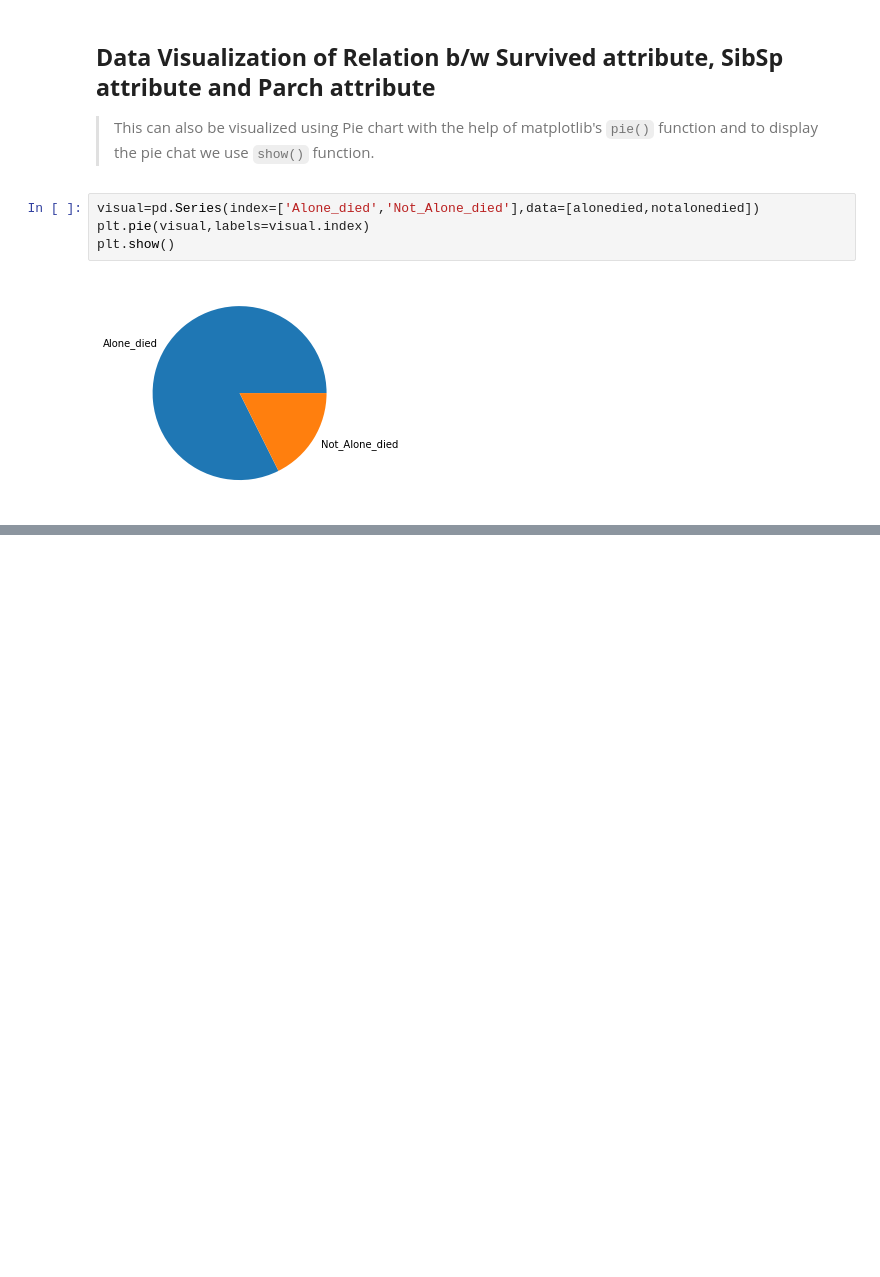
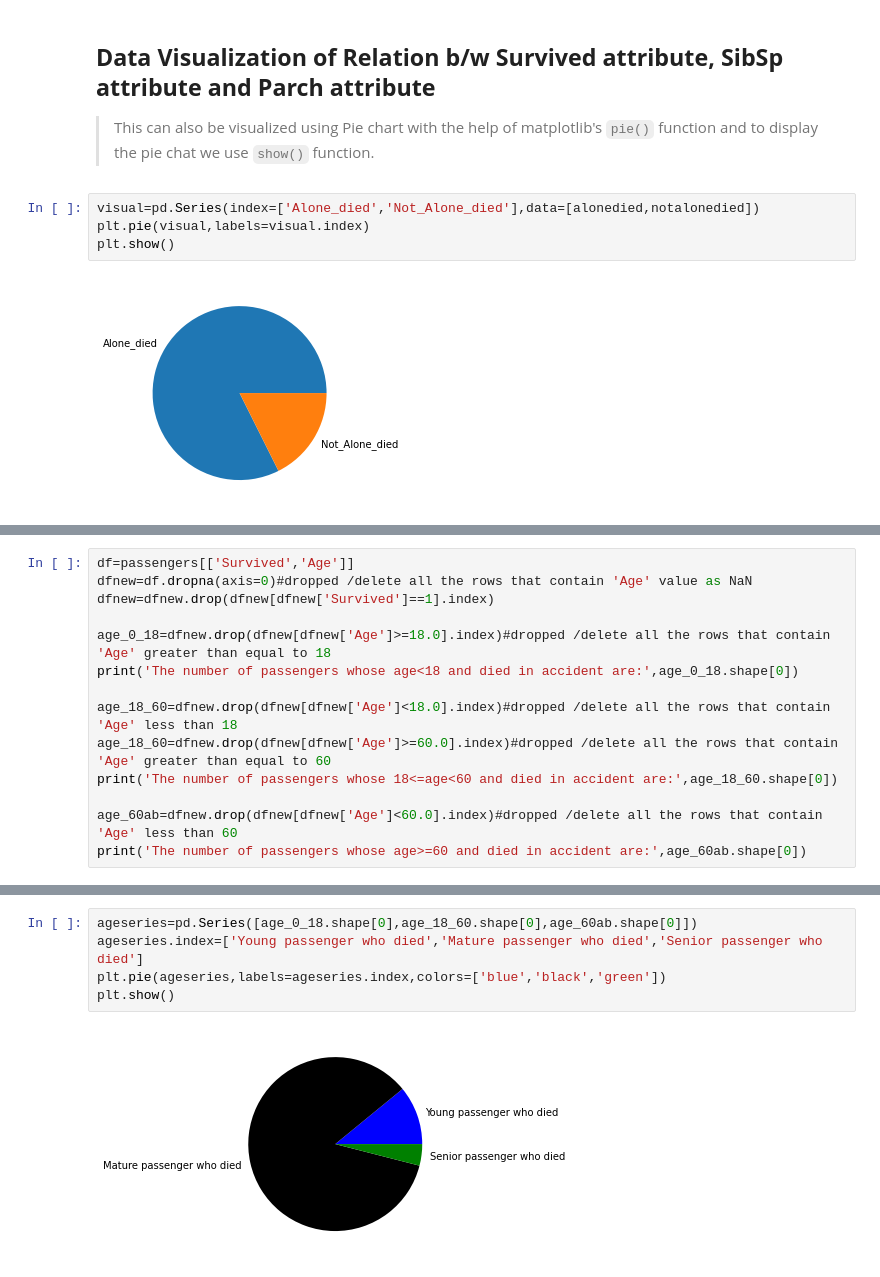
Before and after one commit to anmol1512/Py-Data_analytics_bootcamp_project, a Jupyter notebook: Titanic_project.ipynb, the cells around one changed output, grey strips where cells are left out. Drawn from its saved outputs; the diff is of its cells as text; blank space fills up the shorter version.

```diff
--- a/Titanic_project.ipynb
+++ b/Titanic_project.ipynb
@@ -181,0 +238,14 @@ plt.show()
+# %%
+df=passengers[['Survived','Age']]
+dfnew=df.dropna(axis=0)#dropped /delete all the rows that contain 'Age' value as NaN
+dfnew=dfnew.drop(dfnew[dfnew['Survived']==1].index)
+
+age_0_18=dfnew.drop(dfnew[dfnew['Age']>=18.0].index)#dropped /delete all the rows that contain 'Age' greater than equal to 18
+print('The number of passengers whose age<18 and died in accident are:',age_0_18.shape[0])
+
+age_18_60=dfnew.drop(dfnew[dfnew['Age']<18.0].index)#dropped /delete all the rows that contain 'Age' less than 18
+age_18_60=dfnew.drop(dfnew[dfnew['Age']>=60.0].index)#dropped /delete all the rows that contain 'Age' greater than equal to 60
+print('The number of passengers whose 18<=age<60 and died in accident are:',age_18_60.shape[0])
+
+age_60ab=dfnew.drop(dfnew[dfnew['Age']<60.0].index)#dropped /delete all the rows that contain 'Age' less than 60
+print('The number of passengers whose age>=60 and died in accident are:',age_60ab.shape[0])
@@ -181,0 +267,7 @@ plt.show()
+# %%
+ageseries=pd.Series([age_0_18.shape[0],age_18_60.shape[0],age_60ab.shape[0]])
+ageseries.index=['Young passenger who died','Mature passenger who died','Senior passenger who died']
+plt.pie(ageseries,labels=ageseries.index,colors=['blue','black','green'])
+plt.show()
+# %% [output]
+[figure, added]
```
Also changed, not shown: parts of 17 cells of this notebook.
